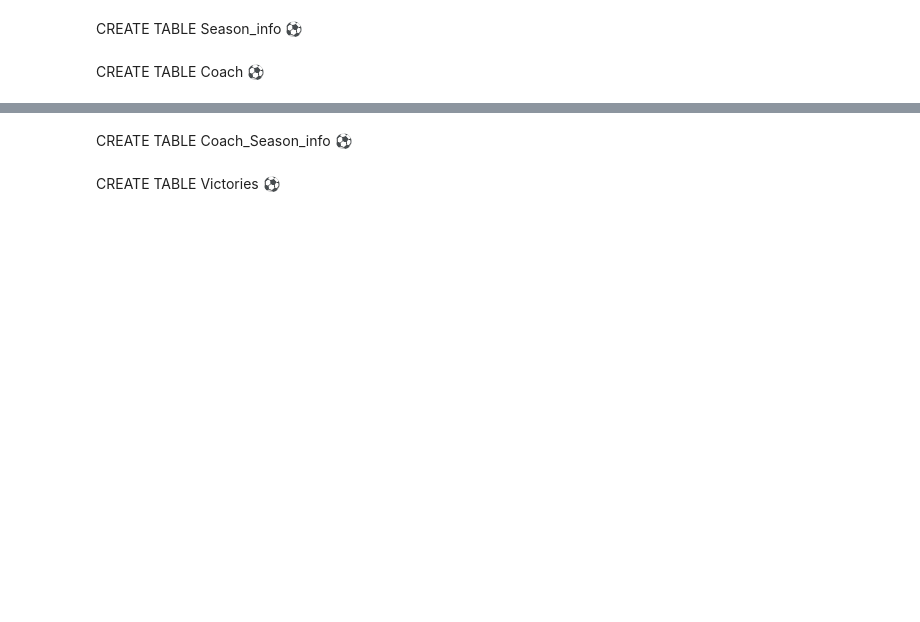
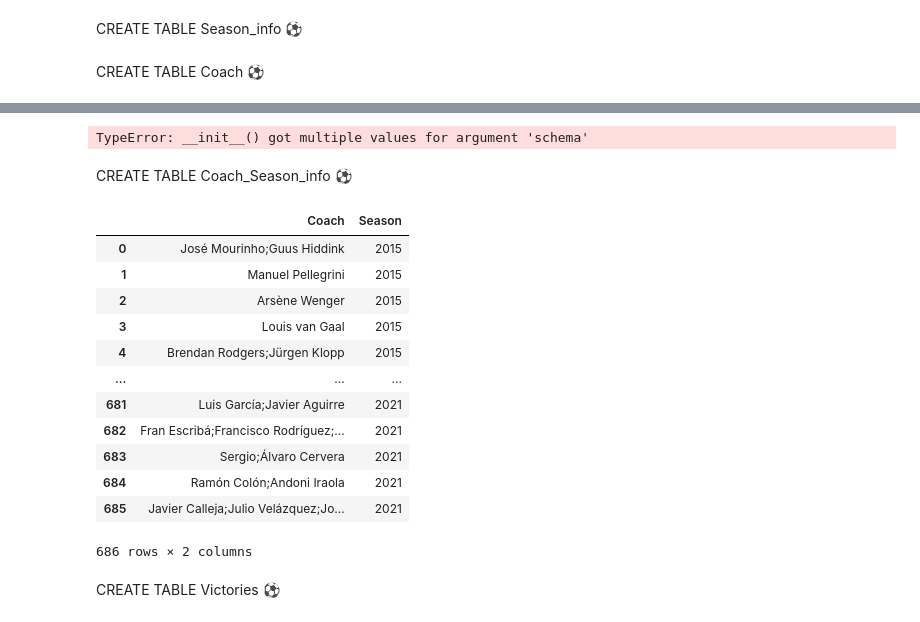
Before and after one commit to FarzanehSoltanzadeh/Quera-Football, a Jupyter notebook: Phase2/base.ipynb, the cells around one changed output, grey strips where cells are left out. Saved outputs shown, nothing was run; the diff lists cells and outputs as text; code cells hidden in the pictures; blank space fills up the shorter version.

Commit message:
Club Table done, Club Season Info Done

```diff
--- a/Phase2/base.ipynb
+++ b/Phase2/base.ipynb
@@ -185,2 +211,8 @@ CREATE TABLE Coach ⚽️
+# %%
+with engine.connect() as conn:
+    coach_table.to_sql(name='coach', con=conn, schema='football', if_exists='replace', chunksize=50, method='multi',
+                          index_label= 'coach_id', dtype={'coach_id': Integer(), 'coach_name': VARCHAR(30)})
+# %% [output]
+TypeError: __init__() got multiple values for argument 'schema'
 # %% [markdown]
 CREATE TABLE Coach_Season_info ⚽️
@@ -188,0 +219,17 @@ CREATE TABLE Coach_Season_info ⚽️
+# %%
+coach_season_info = df_club.loc[: , ["Coach", "Season"]].drop_duplicates()
+coach_season_info
+# %% [output]
+|  | Coach | Season |
+| 0 | José Mourinho;Guus Hiddink | 2015 |
+| 1 | Manuel Pellegrini | 2015 |
+| 2 | Arsène Wenger | 2015 |
+| 3 | Louis van Gaal | 2015 |
+| 4 | Brendan Rodgers;Jürgen Klopp | 2015 |
+| ... | ... | ... |
+| 681 | Luis García;Javier Aguirre | 2021 |
+| 682 | Fran Escribá;Francisco Rodríguez;... | 2021 |
+| 683 | Sergio;Álvaro Cervera | 2021 |
+| 684 | Ramón Colón;Andoni Iraola | 2021 |
+| 685 | Javier Calleja;Julio Velázquez;Jo... | 2021 |
+686 rows × 2 columns
```
Also changed, not shown: parts of 9 cells of this notebook.
